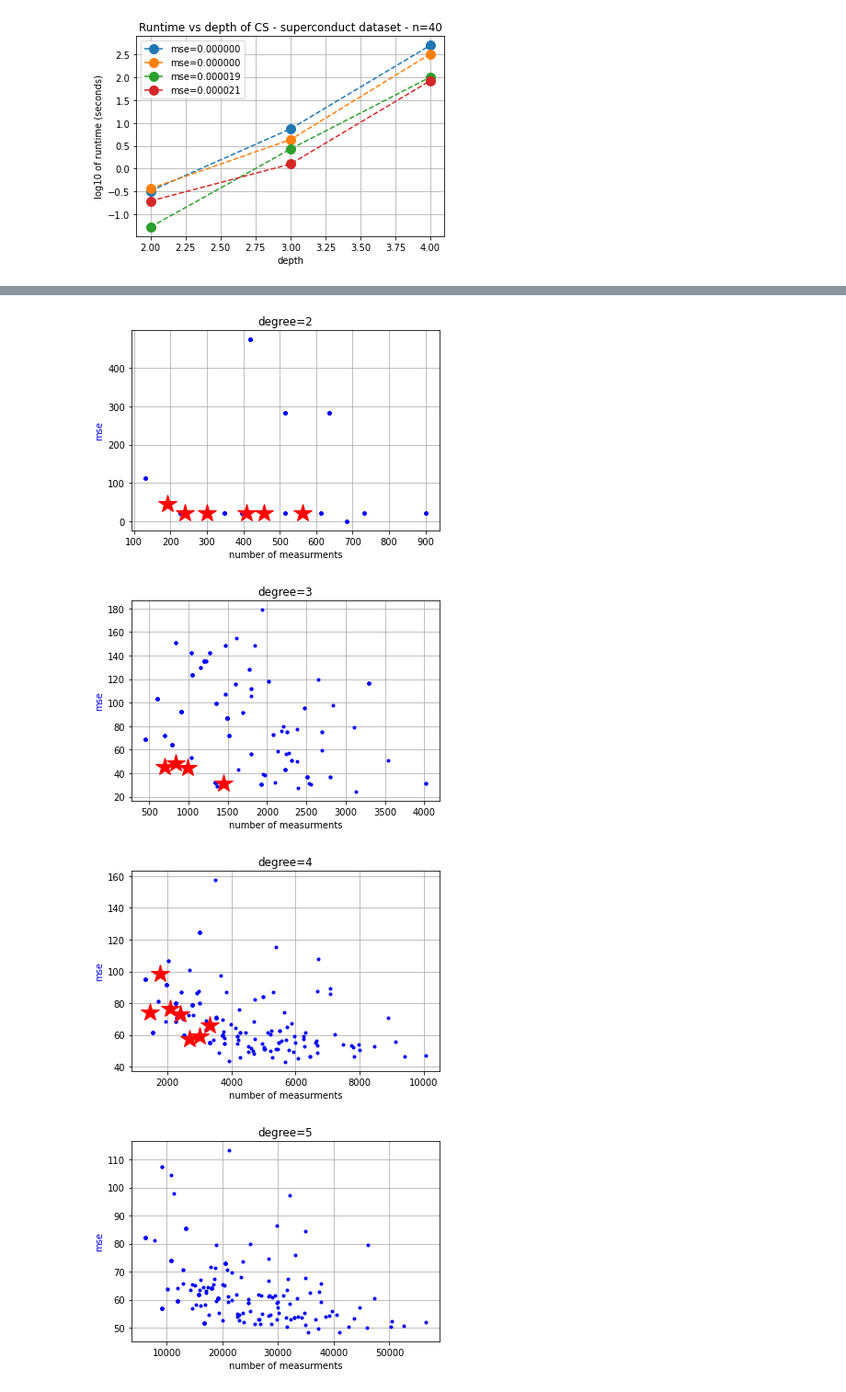
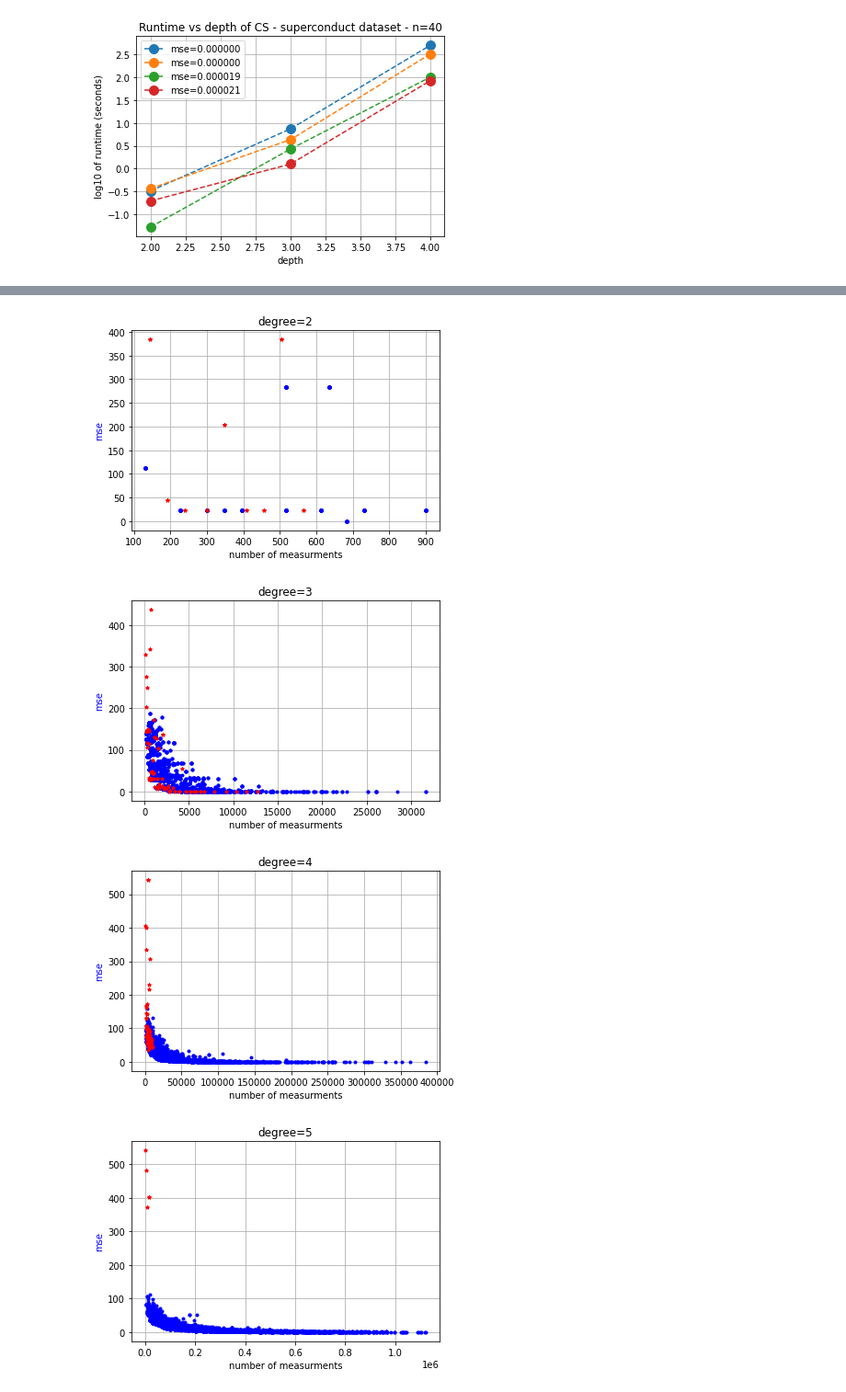
Before and after one commit to andisheh94/sparse_fourier_and_cs_on_xgboost, a Jupyter notebook: learning_boolean_functions/plotter/plotter.ipynb, the cells around one changed output, grey strips where cells are left out. Shown at 92% size. Saved outputs shown, nothing was run; the diff lists cells and outputs as text; code cells hidden in the pictures.

```diff
--- a/learning_boolean_functions/plotter/plotter.ipynb
+++ b/learning_boolean_functions/plotter/plotter.ipynb
@@ -103,7 +103,7 @@ no_trees=20
 # %%
 # Reed-solomon method examination
 result_reed_solomon = {}
-for depth in [2]:
+for depth in [2,3,4,5,6]:
     print("depth=", depth)
     result_reed_solomon[depth] = []
     for C in [0.05, 0.1 , 0.15, 0.2 , 0.4, 0.6, 0.8]:
@@ -174,12 +176,13 @@ Could not find superconduct_n=324_no_trees=20_depth=2_C=0.15_ratio=5.0.json
 from math import ceil
 result_binning = {}
 
-for depth in [2, 3, 4, 5]:
+for depth in [2, 3, 4, 5, 6]:
     found = 0
     not_found = 0
     print("depth=", depth)
     result_binning[depth] = []
-    for C, ratio in C_ratio_list[depth]:
+    for C in [0.05, 0.1 , 0.15, 0.2 , 0.4, 0.6, 0.8]:
+        for ratio in [1.1, 2.6, 5.0]:
             # Iterations over the frequency recovery primitive
             cs_bins_range = np.linspace(0.2 * depth ** 2 , depth ** 2, 10)
             cs_bins_range = [ceil(a) for a in cs_bins_range]
@@ -193,7 +196,9 @@ for depth in [2, 3, 4, 5]:
                             found+=1
                             data = json.loads(f.read())
                             #print(data)
-                            result_binning[depth].append((data["measurements"], data["mse"]))
+                            normalized_mse = data["mse"]/data['true_fourier_norm_squared']
+                            if normalized_mse<0.3:
+                                result_binning[depth].append((data["measurements"], data["mse"]))
                         except:
                             not_found+=1
                             #print(f"Could not find {dataset}_n={n}_no_trees={no_trees}_depth={depth}_"
@@ -212,5 +219,5 @@ found 177, not found 3
 # %%
-for depth in [2, 3, 4, 5]:
+for depth in [2, 3, 4, 5, 6]:
     fig, ax = plt.subplots()
     ax.set_ylabel("mse", color="blue")
     ax.set_xlabel("number of measurments")
@@ -232,15 +240,17 @@ from math import ceil
 result_random = {}
 for depth in [2,3,4,5]:
     result_random[depth] = []
-    for C, ratio in C_ratio_list[depth]:
-        for sampling_factor in np.linspace(0.2,1.4,10):
-            try:
-                dir_string= f"../results/random_parallel/{dataset}_n={n}_no_trees={no_trees}_depth={depth}_C={C:.3}_ratio={ratio:.3}_samplefactor={sampling_factor:.3}_ncores=10.json"
-                f =open(dir_string)
-                data = json.loads(f.read())
-                print(data["mse"])
-                if data["mse"] < 100:
-                    result_random[depth].append((data["measurements"], data["mse"]))
-            except:
-                print(f" Couldn't find {dir_string}")
+    for C in [0.05, 0.1 , 0.15, 0.2 , 0.4, 0.6, 0.8]:
+        for ratio in [1.1, 2.6, 5.0]:
+            for sampling_factor in np.linspace(0.2,1.4,10):
+                try:
+                    dir_string= f"../results/random_parallel/{dataset}_n={n}_no_trees={no_trees}_depth={depth}_C={C:.3}_ratio={ratio:.3}_samplefactor={sampling_factor:.3}_ncores=10.json"
+                    f =open(dir_string)
+                    data = json.loads(f.read())
+                    print(data)
+                    normalized_mse = data["mse"]/data['true_fourier_norm_squared']
+                    if normalized_mse < 0.4:
+                        result_random[depth].append((data["measurements"], data["mse"]))
+                except:
+                    # print(f" Couldn't find {dir_string}")
 # %% [output]
@@ -264,17 +258,18 @@ for depth in [2,3,4,5]:
 # %%
 for depth in [2,3,4,5]:
     fig, ax = plt.subplots()
     ax.set_ylabel("mse", color="blue")
     ax.set_xlabel("number of measurments")
     ax.plot([a[0] for a in result_binning[depth]],[a[1] for a in result_binning[depth]],'b.')
-    ax.plot([a[0] for a in result_random[depth]],[a[1] for a in result_random[depth]],'r*', markersize=20)
+    ax.plot([a[0] for a in result_random[depth]],[a[1] for a in result_random[depth]],'r*', markersize=4)
+    # ax.plot([a[0] for a in result_reed_solomon[depth]],[a[1] for a in result_reed_solomon[depth]],'g*', markersize=4)
     ax.xaxis.grid()
     ax.yaxis.grid()
     ax.set_title(f"degree={depth}")
     #plt.savefig(f"images/random/n={n}_d={degree}", dpi=300)
     plt.show()
 # %% [output]
-[figure, old version]
+[figure, new version]
-[figure, old version]
+[figure, new version]
-[figure, old version]
+[figure, new version]
-[figure, old version]
+[figure, new version]
```
Also changed, not shown: parts of 12 cells of this notebook, 4 other files.
